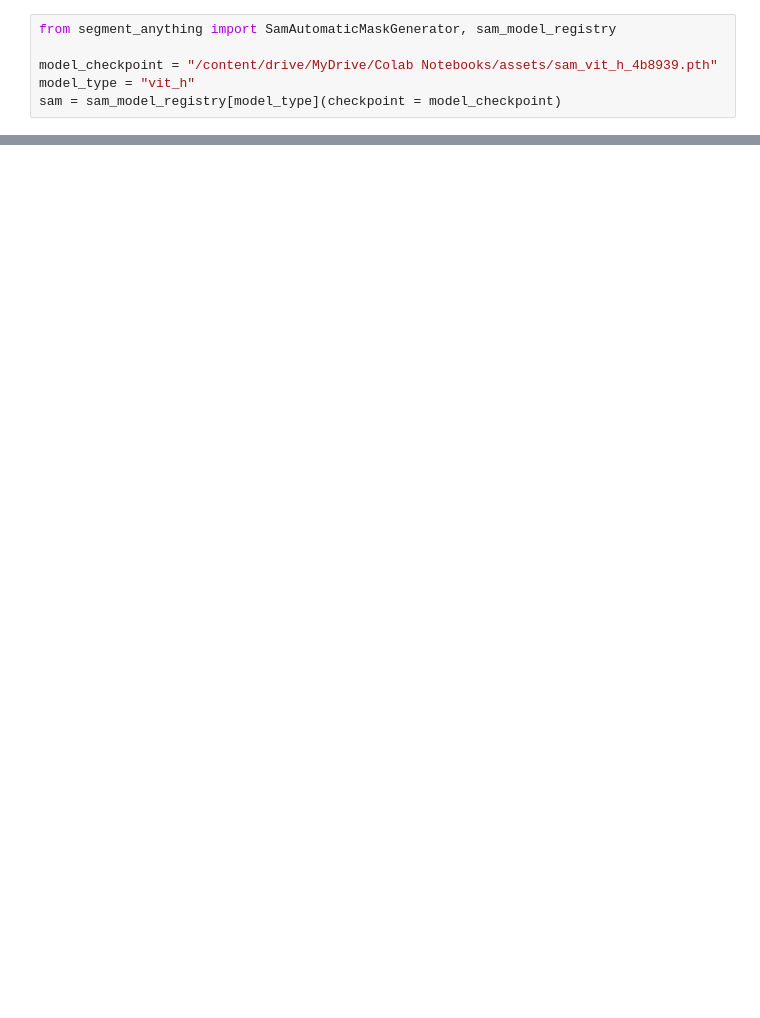
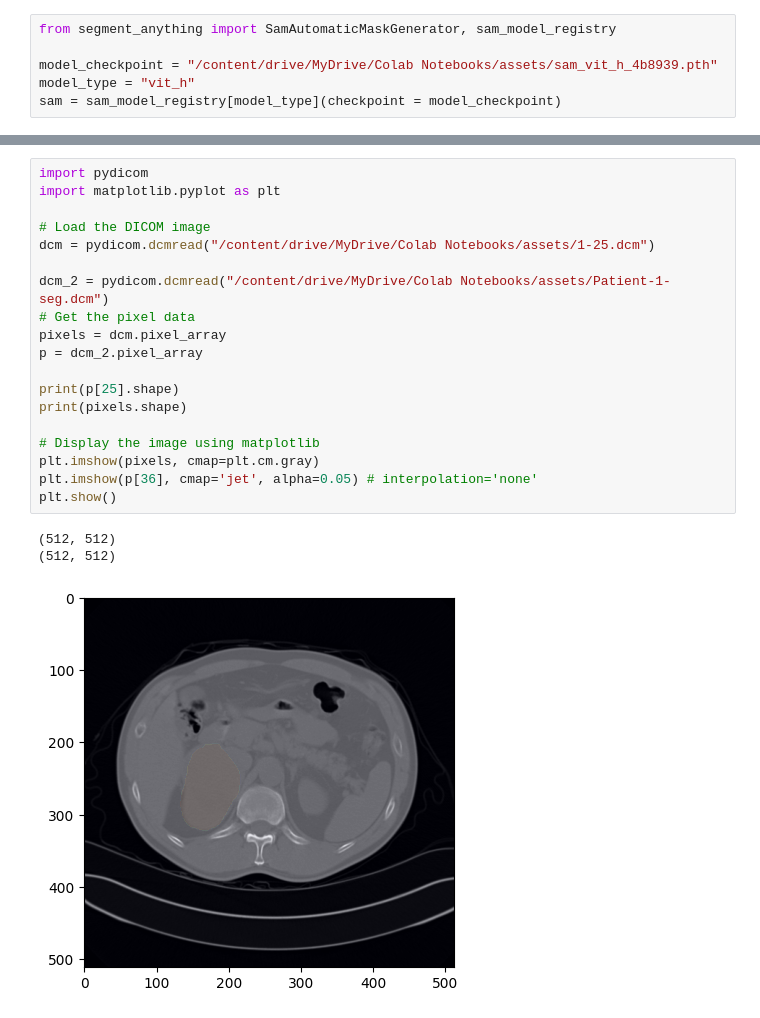
Before and after one commit to Ritwik-1/Fine-Tune-SAM, a Jupyter notebook: SAM_fine_tune.ipynb, the cells around one changed output, grey strips where cells are left out. Cells and saved outputs as stored; diff of their text form; blank space fills up the shorter version.

```diff
--- a/SAM_fine_tune.ipynb
+++ b/SAM_fine_tune.ipynb
@@ -26,0 +228,23 @@ for name, param in sam.named_parameters():
+# %%
+import pydicom
+import matplotlib.pyplot as plt
+
+# Load the DICOM image
+dcm = pydicom.dcmread("/content/drive/MyDrive/Colab Notebooks/assets/1-25.dcm")
+
+dcm_2 = pydicom.dcmread("/content/drive/MyDrive/Colab Notebooks/assets/Patient-1-seg.dcm")
+# Get the pixel data
+pixels = dcm.pixel_array
+p = dcm_2.pixel_array
+
+print(p[25].shape)
+print(pixels.shape)
+
+# Display the image using matplotlib
+plt.imshow(pixels, cmap=plt.cm.gray)
+plt.imshow(p[36], cmap='jet', alpha=0.05) # interpolation='none'
+plt.show()
+# %% [output]
+(512, 512)
+(512, 512)
+[figure, added]
```
Also changed, not shown: parts of 22 cells of this notebook.
